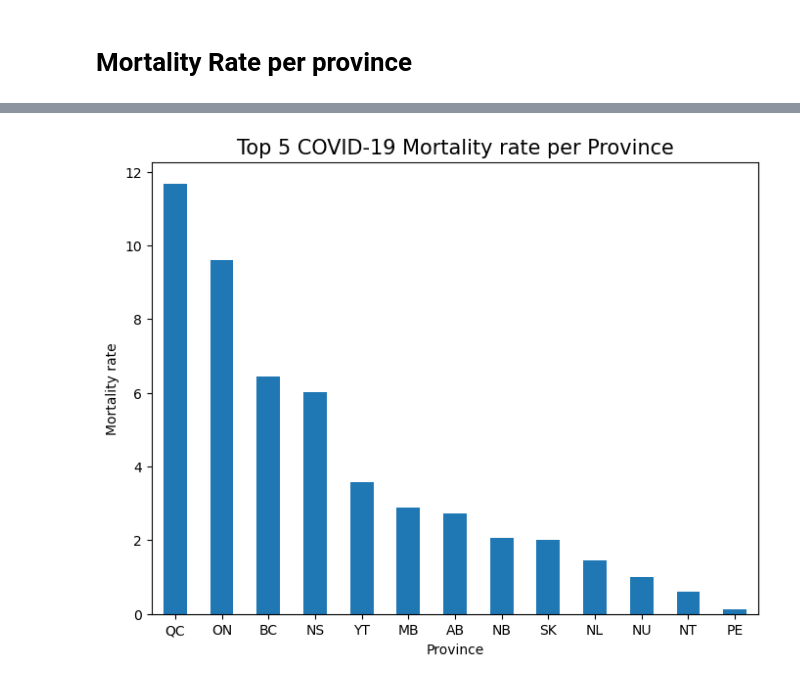
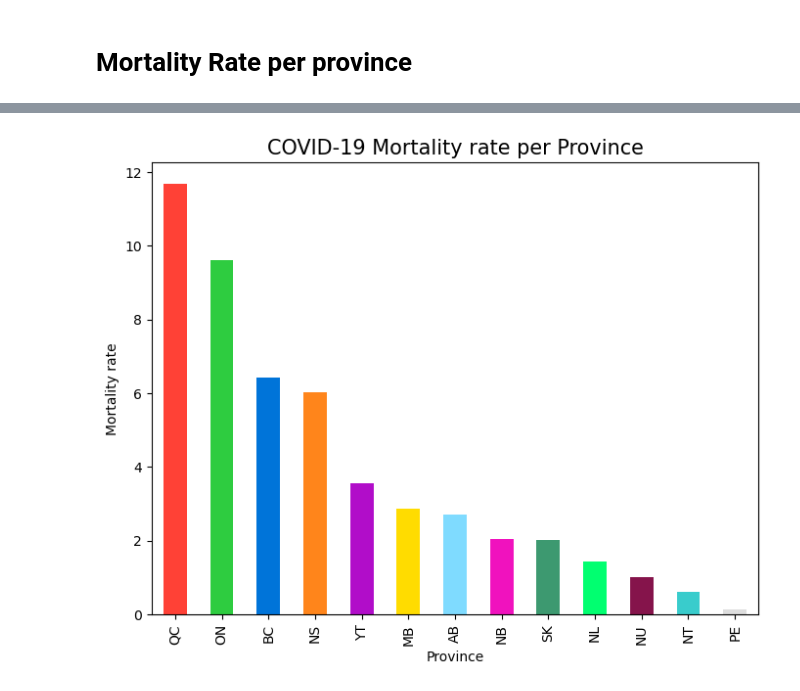
Before and after one commit to svafaeva93/Covid19AnalysisCanada, a Jupyter notebook: Data_extraction_API.ipynb, the cells around one changed output, grey strips where cells are left out. Drawn from its saved outputs; the diff is of its cells as text; code cells hidden in the pictures.

```diff
--- a/Data_extraction_API.ipynb
+++ b/Data_extraction_API.ipynb
@@ -420,6 +422,7 @@ covid_dataframe_df.head(1)
 | 6280 | NT | 2020-01-31 | 0 | 0 | 0 | 0 | ... |
 # %%
 Mortality_rate_per_province = covid_dataframe_df.groupby('Province').max()[['Mortality rate', 'Date']].sort_values(['Mortality rate'], ascending = False).reset_index()
-Mortality_rate_per_province_df = Mortality_rate_per_province.set_index('Province')['Mortality rate']
-print(Mortality_rate_per_province_df)
+Mortality_rate_per_province = Mortality_rate_per_province[['Province', 'Mortality rate']]
+Mortality_rate_per_province_df = Mortality_rate_per_province.set_index('Province')
+Mortality_rate_per_province_df
 # %% [output]
@@ -441,13 +444,12 @@ Name: Mortality rate, dtype: float64
 # %%
 # set the colors for the bars
-# colors = ['red', 'blue', 'orange', 'brown', 'green']
-ax = Mortality_rate_per_province_df.plot(kind='bar', figsize=(8,6), rot=0)
+colors = ['#FF4136', '#2ECC40', '#0074D9', '#FF851B', '#B10DC9', '#FFDC00','#7FDBFF', '#F012BE', '#3D9970', '#01FF70', '#85144b', '#39CCCC', '#DDDDDD']
+ax = Mortality_rate_per_province_df.plot.bar(y='Mortality rate', figsize=(8,6), color = colors, legend=None)
 # set the axis labels and title
 ax.set_xlabel('Province')
 ax.set_ylabel('Mortality rate')
-ax.set_title("Top 5 COVID-19 Mortality rate per Province", size = 15)
-ax.set_yscale('linear')
+ax.set_title("COVID-19 Mortality rate per Province", size = 15)
 # display the plot
 plt.show()
 # %% [output]
-[figure, old version]
+[figure, new version]
```
Also changed, not shown: parts of 16 cells of this notebook.
